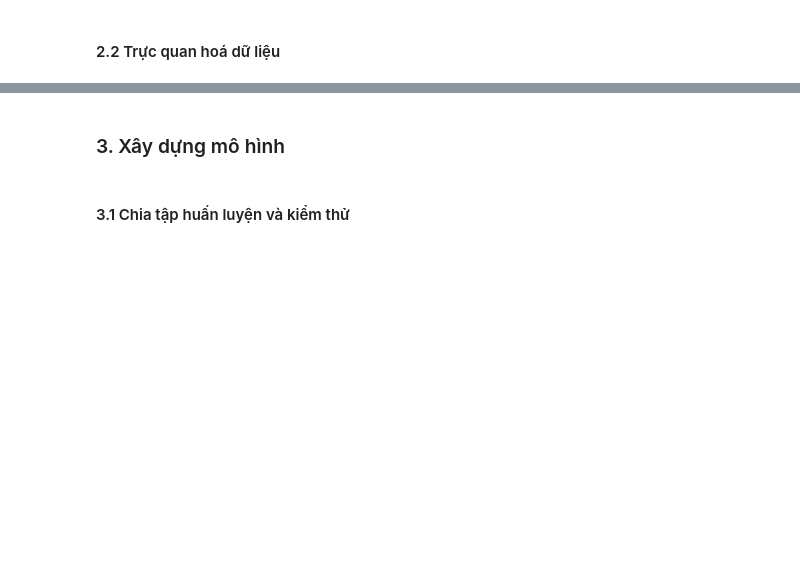
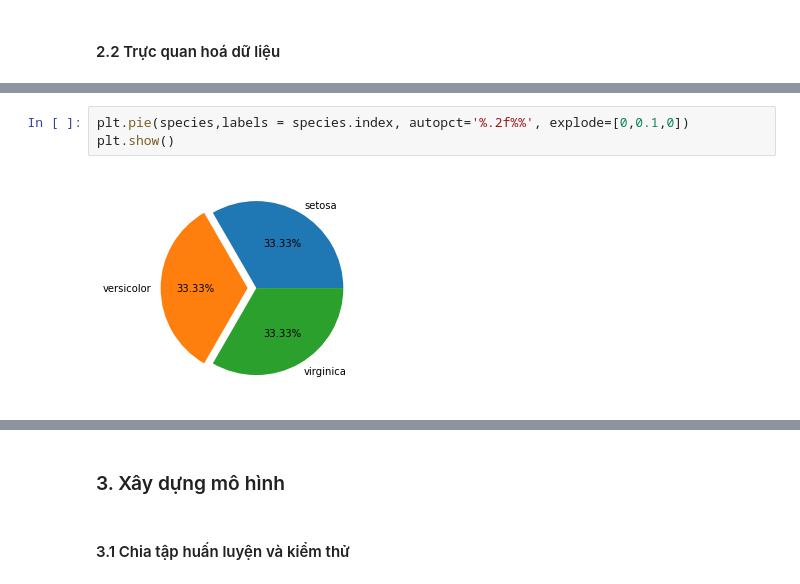
Before and after one commit to honghanhh/mci_python_33a8_l1, a Jupyter notebook: Live Slides/Live Lecture 9/Live_Lecture_9.ipynb, the cells around one changed output, grey strips where cells are left out. Saved outputs shown, nothing was run; the diff lists cells and outputs as text; blank space fills up the shorter version.

```diff
--- a/Live Slides/Live Lecture 9/Live_Lecture_9.ipynb
+++ b/Live Slides/Live Lecture 9/Live_Lecture_9.ipynb
@@ -66,0 +134,5 @@ iris.head()
+# %%
+plt.pie(species,labels = species.index, autopct='%.2f%%', explode=[0,0.1,0])
+plt.show()
+# %% [output]
+[figure, added]
```
Also changed, not shown: parts of 30 cells of this notebook, 6 other files.
